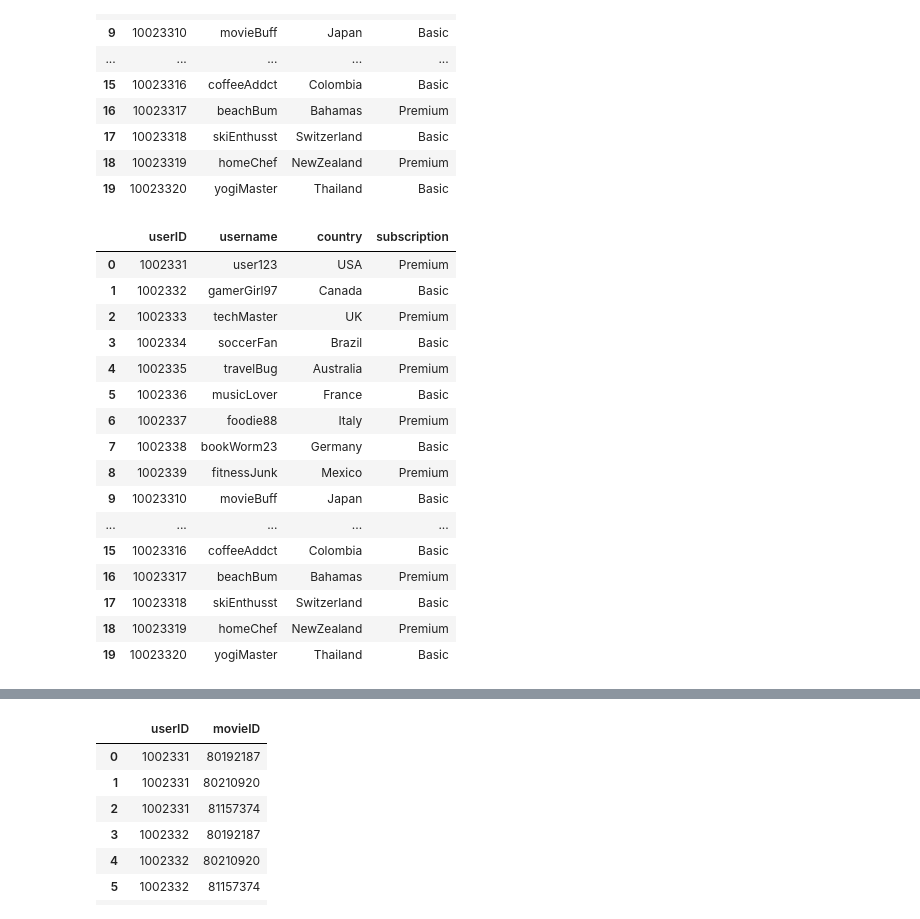
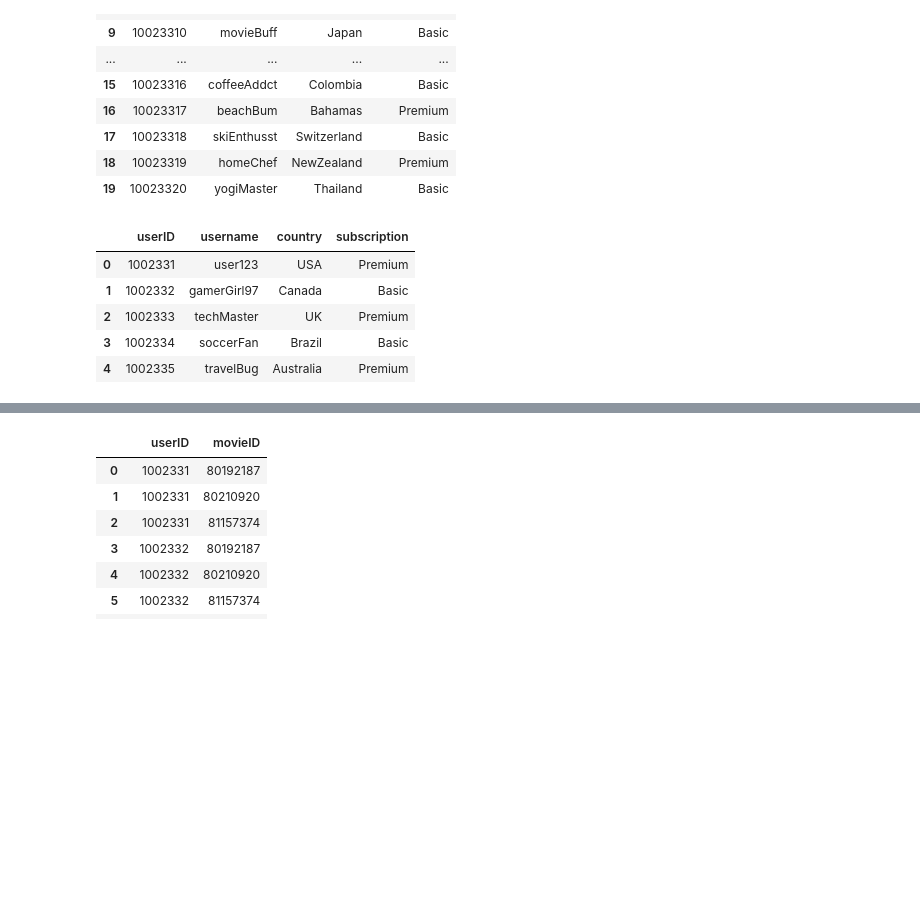
Before and after one commit to GonzaloGut/dep29Analisis_Datos, a Jupyter notebook: Sesion3/ETL/ETL.ipynb, the cells around one changed output, grey strips where cells are left out. Cells and saved outputs as stored; diff of their text form; code cells hidden in the pictures; blank space fills up the shorter version.

```diff
--- a/Sesion3/ETL/ETL.ipynb
+++ b/Sesion3/ETL/ETL.ipynb
@@ -157,25 +151,14 @@ users
 # %%
 # Renombra la columna 'idUser' a 'userID' en el DataFrame 'users'.
 users = users.rename(columns={'idUser': 'userID'})
-# Muestra el DataFrame 'users' con la columna renombrada.
-users
+
+users.head()
 # %% [output]
 |  | userID | username | country | subscription |
 | 0 | 1002331 | user123 | USA | Premium |
 | 1 | 1002332 | gamerGirl97 | Canada | Basic |
 | 2 | 1002333 | techMaster | UK | Premium |
 | 3 | 1002334 | soccerFan | Brazil | Basic |
 | 4 | 1002335 | travelBug | Australia | Premium |
-| 5 | 1002336 | musicLover | France | Basic |
-| 6 | 1002337 | foodie88 | Italy | Premium |
-| 7 | 1002338 | bookWorm23 | Germany | Basic |
-| 8 | 1002339 | fitnessJunk | Mexico | Premium |
-| 9 | 10023310 | movieBuff | Japan | Basic |
-| ... | ... | ... | ... | ... |
-| 15 | 10023316 | coffeeAddct | Colombia | Basic |
-| 16 | 10023317 | beachBum | Bahamas | Premium |
-| 17 | 10023318 | skiEnthusst | Switzerland | Basic |
-| 18 | 10023319 | homeChef | NewZealand | Premium |
-| 19 | 10023320 | yogiMaster | Thailand | Basic |
 # %%
 # Carga los datos del DataFrame 'users' en la tabla 'dimUser' de la base de datos.
```
Also changed, not shown: parts of 12 cells of this notebook.
